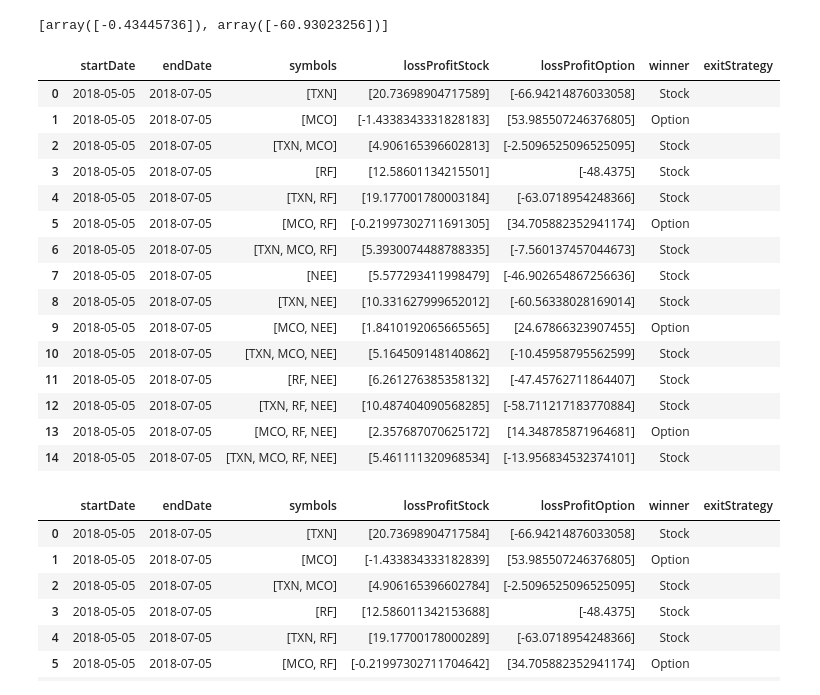
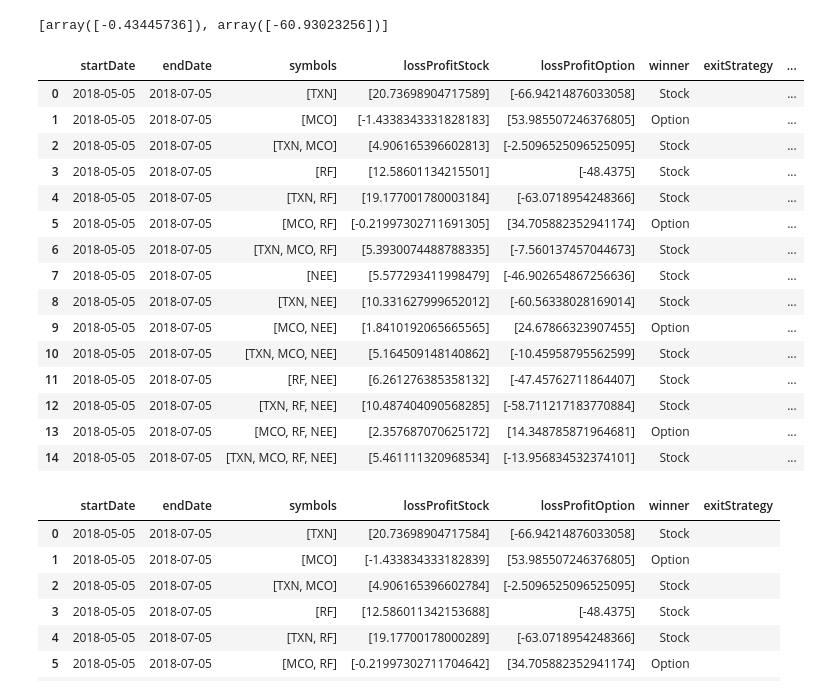
Before and after one commit to CalvinCottin/Option-Backtesting, a Jupyter notebook: Untitled-checkpoint.ipynb, the cells around one changed output. Cells and saved outputs as stored; diff of their text form; code cells hidden in the pictures.

Commit message:
sharpe v3

```diff
--- a/Untitled-checkpoint.ipynb
+++ b/Untitled-checkpoint.ipynb
@@ -176,7 +176,7 @@ def generateRandomTableold(min_date, max_date, symbols, rowCount):
 # %%
 def generateRandomTable():
 
-    df = pd.DataFrame(columns =["startDate","endDate","symbols","lossProfitStock", "lossProfitOption", "winner"])
+    df = pd.DataFrame(columns =["startDate","endDate","symbols","lossProfitStock", "lossProfitOption", "winner", "Sharpe_Ratio Stock", "Sharpe_Ratio Option"])
 
     #generate randomized start and enddates
     date1 = date(2018, 5, 5)
@@ -231,7 +231,7 @@ def remove_from_array(base_array, num):
             base_array.pop(index)
             break
 # %%
-def stock_vs_options(start_date, end_date, exitStrat, work, symbols, options, shortEnable):
+def stock_vs_options(start_date, end_date, exitStrat, work, symbols, options, shortEnable, riskfreerate):
     starting_capital = 100000
     stockInvestor = investor(1, starting_capital, symbols, options)
     optionInvestor = investor(2, starting_capital, symbols, options)
@@ -241,7 +241,7 @@ def stock_vs_options(start_date, end_date, exitStrat, work, symbols, options, sh
         tasks[symbol] = 100
 
     #stockInvestor.buy(tasks, exitStrat, start_date, end_date, shortEnable)
-    stockInvestor.stockinvestNew(tasks, exitStrat, start_date, end_date, shortEnable)
+    sharpeStock = stockInvestor.stockinvestNew(tasks, exitStrat, start_date, end_date, shortEnable, riskfreerate)
 
     for symbol in work:
         optionInvestor.callinvest(symbol, start_date, end_date, 0.1, 0.15)
@@ -253,43 +253,45 @@ def stock_vs_options(start_date, end_date, exitStrat, work, symbols, options, sh
     #print("Stock Investor has created a loss/profit of "+ str(stockProfit))
     #print("Option Investor has created a loss/profit of "+ str(optionProfit))
 
-    return [stockProfit, optionProfit]
+    return [stockProfit, optionProfit, sharpeStock]
 # %%
 stock_vs_options("2018-05-05", "2018-05-15", "", ["MCO"], symbols, optionsdrop, True)
 # %% [output]
 [array([-0.43445736]), array([-60.93023256])]
 # %%
-def runSimulation(data, stock, options, shortEnable):
+def runSimulation(data, stock, options, shortEnable, riskfreerate):
     for index, row in data.iterrows():
         win = ""
-        temp = stock_vs_options(row.startDate, row.endDate, row.exitStrategy, row.symbols, stock, options, shortEnable)
+        temp = stock_vs_options(row.startDate, row.endDate, row.exitStrategy, row.symbols, stock, options, shortEnable, riskfreerate)
         data.at[index, "lossProfitStock"] = temp[0]
         data.at[index, "lossProfitOption"] = temp[1]
+        data.at[index, "Sharpe_Ratio Stock"] = temp[2]
+        data.at[index, "Sharpe_Ratio Option"] = 0
         if (temp[0] > temp[1]): win = "Stock"
         elif (temp[0] < temp[1]): win = "Option"
         elif (temp[0] == temp[1]): win = "En par"
         data.at[index, "winner"] = win
     return data
 # %%
-res2 = runSimulation(df1, symbols, optionsdrop, True)
+res2 = runSimulation(df1, symbols, optionsdrop, True, 0.0)
 res2
 # %% [output]
-|  | startDate | endDate | symbols | lossProfitStock | lossProfitOption | winner | exitStrategy |
-| 0 | 2018-05-05 | 2018-07-05 | [TXN] | [20.73698904717589] | [-66.94214876033058] | Stock |  |
-| 1 | 2018-05-05 | 2018-07-05 | [MCO] | [-1.4338343331828183] | [53.985507246376805] | Option |  |
-| 2 | 2018-05-05 | 2018-07-05 | [TXN, MCO] | [4.906165396602813] | [-2.5096525096525095] | Stock |  |
-| 3 | 2018-05-05 | 2018-07-05 | [RF] | [12.58601134215501] | [-48.4375] | Stock |  |
-| 4 | 2018-05-05 | 2018-07-05 | [TXN, RF] | [19.177001780003184] | [-63.0718954248366] | Stock |  |
-| 5 | 2018-05-05 | 2018-07-05 | [MCO, RF] | [-0.21997302711691305] | [34.705882352941174] | Option |  |
-| 6 | 2018-05-05 | 2018-07-05 | [TXN, MCO, RF] | [5.3930074488788335] | [-7.560137457044673] | Stock |  |
-| 7 | 2018-05-05 | 2018-07-05 | [NEE] | [5.577293411998479] | [-46.902654867256636] | Stock |  |
-| 8 | 2018-05-05 | 2018-07-05 | [TXN, NEE] | [10.331627999652012] | [-60.56338028169014] | Stock |  |
-| 9 | 2018-05-05 | 2018-07-05 | [MCO, NEE] | [1.8410192065665565] | [24.67866323907455] | Option |  |
-| 10 | 2018-05-05 | 2018-07-05 | [TXN, MCO, NEE] | [5.164509148140862] | [-10.45958795562599] | Stock |  |
-| 11 | 2018-05-05 | 2018-07-05 | [RF, NEE] | [6.261276385358132] | [-47.45762711864407] | Stock |  |
-| 12 | 2018-05-05 | 2018-07-05 | [TXN, RF, NEE] | [10.487404090568285] | [-58.711217183770884] | Stock |  |
-| 13 | 2018-05-05 | 2018-07-05 | [MCO, RF, NEE] | [2.357687070625172] | [14.348785871964681] | Option |  |
-| 14 | 2018-05-05 | 2018-07-05 | [TXN, MCO, RF, NEE] | [5.461111320968534] | [-13.956834532374101] | Stock |  |
+|  | startDate | endDate | symbols | lossProfitStock | lossProfitOption | winner | exitStrategy | ... |
+| 0 | 2018-05-05 | 2018-07-05 | [TXN] | [20.73698904717589] | [-66.94214876033058] | Stock |  | ... |
+| 1 | 2018-05-05 | 2018-07-05 | [MCO] | [-1.4338343331828183] | [53.985507246376805] | Option |  | ... |
+| 2 | 2018-05-05 | 2018-07-05 | [TXN, MCO] | [4.906165396602813] | [-2.5096525096525095] | Stock |  | ... |
+| 3 | 2018-05-05 | 2018-07-05 | [RF] | [12.58601134215501] | [-48.4375] | Stock |  | ... |
+| 4 | 2018-05-05 | 2018-07-05 | [TXN, RF] | [19.177001780003184] | [-63.0718954248366] | Stock |  | ... |
+| 5 | 2018-05-05 | 2018-07-05 | [MCO, RF] | [-0.21997302711691305] | [34.705882352941174] | Option |  | ... |
+| 6 | 2018-05-05 | 2018-07-05 | [TXN, MCO, RF] | [5.3930074488788335] | [-7.560137457044673] | Stock |  | ... |
+| 7 | 2018-05-05 | 2018-07-05 | [NEE] | [5.577293411998479] | [-46.902654867256636] | Stock |  | ... |
+| 8 | 2018-05-05 | 2018-07-05 | [TXN, NEE] | [10.331627999652012] | [-60.56338028169014] | Stock |  | ... |
+| 9 | 2018-05-05 | 2018-07-05 | [MCO, NEE] | [1.8410192065665565] | [24.67866323907455] | Option |  | ... |
+| 10 | 2018-05-05 | 2018-07-05 | [TXN, MCO, NEE] | [5.164509148140862] | [-10.45958795562599] | Stock |  | ... |
+| 11 | 2018-05-05 | 2018-07-05 | [RF, NEE] | [6.261276385358132] | [-47.45762711864407] | Stock |  | ... |
+| 12 | 2018-05-05 | 2018-07-05 | [TXN, RF, NEE] | [10.487404090568285] | [-58.711217183770884] | Stock |  | ... |
+| 13 | 2018-05-05 | 2018-07-05 | [MCO, RF, NEE] | [2.357687070625172] | [14.348785871964681] | Option |  | ... |
+| 14 | 2018-05-05 | 2018-07-05 | [TXN, MCO, RF, NEE] | [5.461111320968534] | [-13.956834532374101] | Stock |  | ... |
 # %%
 res = runSimulation(df1, symbols, optionsdrop, True)
 res
```
Also changed, not shown: parts of 3 cells of this notebook.
